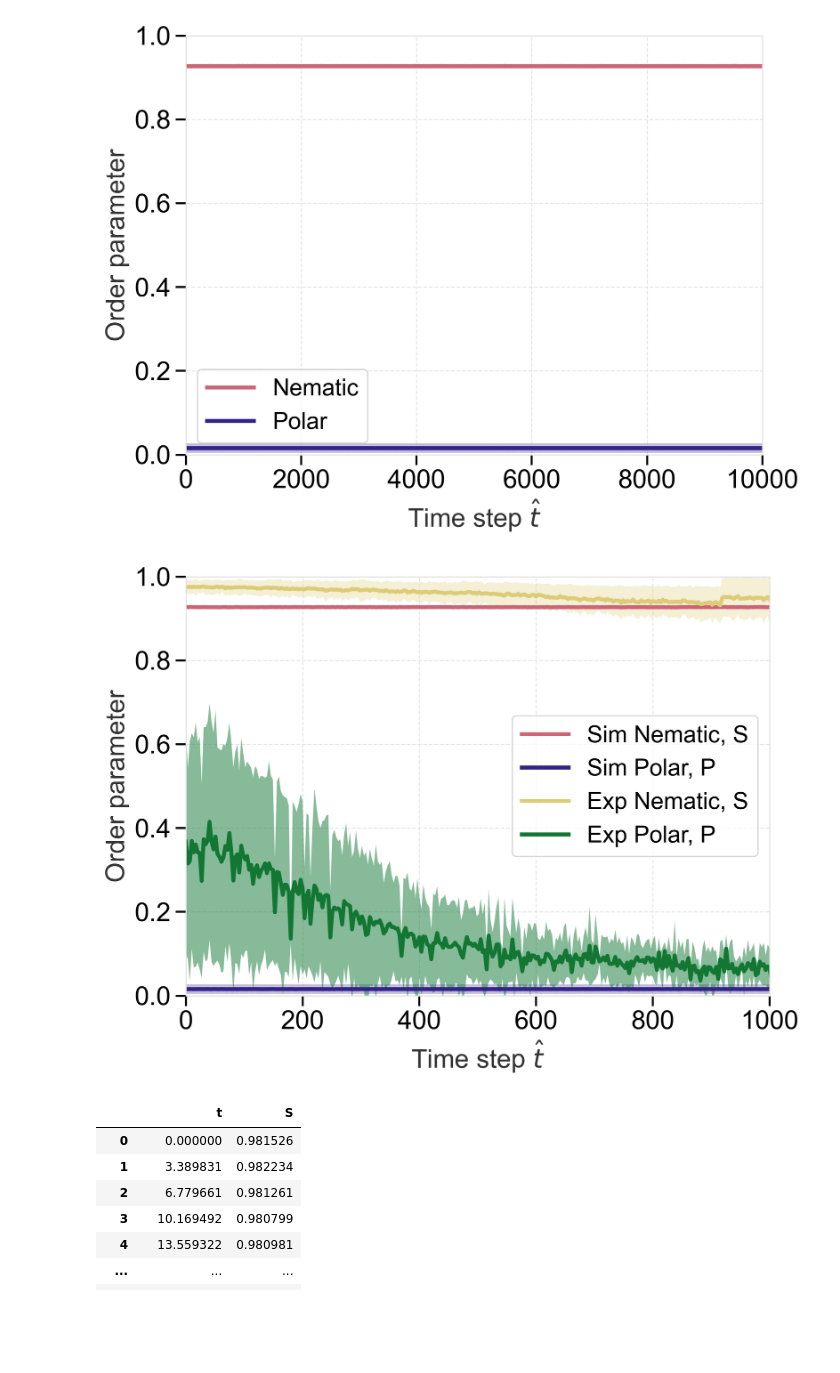
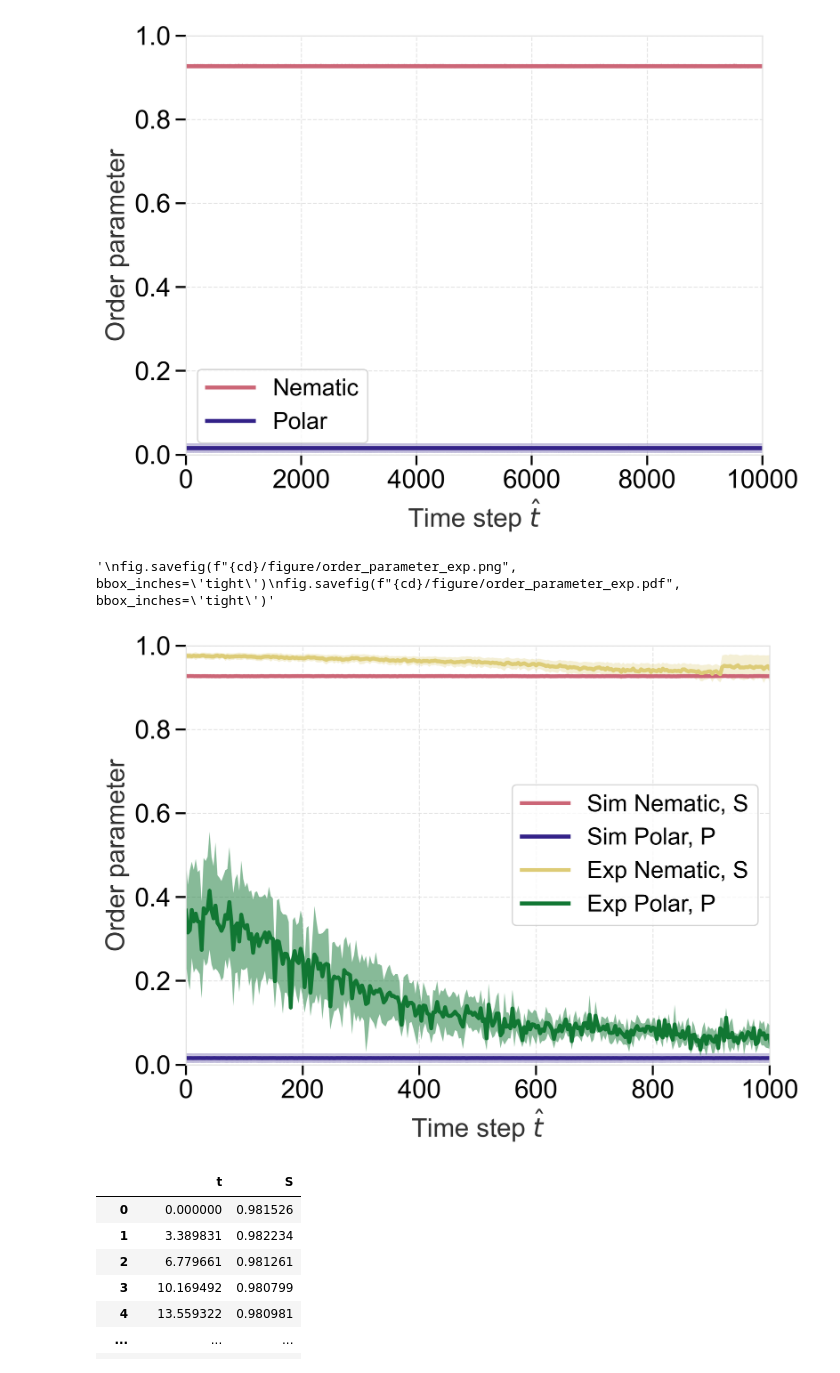
Before and after one commit to wppppupr/MTCargoSim, a Jupyter notebook: analysis/graph/order.ipynb, the cells around one changed output. Cells and saved outputs as stored; diff of their text form; code cells hidden in the pictures; blank space fills up the shorter version.

```diff
--- a/analysis/graph/order.ipynb
+++ b/analysis/graph/order.ipynb
@@ -93,38 +93,39 @@ for path in [path0, path1, path2, path3, path4]:
     GS_exp.extend(order_zarr[1,:])
 
     globalP = os.path.join(path, "MTs_red_polar.zarr")
     GP_array = zarr.open_array(globalP, mode='r')
     GP_all.extend(GP_array[:])
     GP_times.extend(np.arange(GP_array.shape[0]) * interval)
 
 GS_df = pd.DataFrame({'t': GS_t, 'S': GS_exp})
 exp_t = GS_df.groupby('t').mean().index
 exp_S = GS_df.groupby('t').mean()['S']
-exp_S_std = GS_df.groupby('t').std()['S']
+exp_S_std = GS_df.groupby('t').sem()['S']
 
 ax.plot(exp_t, exp_S, label='Exp Nematic, S')
 ax.fill_between(exp_t, exp_S - exp_S_std, exp_S + exp_S_std, alpha=0.3)
 
 
 GP_df = pd.DataFrame({
     't': GP_times,
     'P': GP_all
 })
 
 mean_GP = GP_df.groupby('t').mean().reset_index()
-std_GP = GP_df.groupby('t').std().reset_index()
+std_GP = GP_df.groupby('t').sem().reset_index()
 ax.plot(mean_GP['t']/tau, mean_GP['P'], label='Exp Polar, P')
 ax.fill_between(std_GP['t']/tau, mean_GP['P'] - std_GP['P'], mean_GP['P'] + std_GP['P'], alpha=0.5)
 
 ax.set(xlabel='Time step $\hat{t}$', ylabel='Order parameter', xlim = (0, 1e3), ylim = (0, 1))
 ax.legend()
 
 cd=os.getcwd()
-
+"""
 fig.savefig(f"{cd}/figure/order_parameter_exp.png", bbox_inches='tight')
-fig.savefig(f"{cd}/figure/order_parameter_exp.pdf", bbox_inches='tight')
+fig.savefig(f"{cd}/figure/order_parameter_exp.pdf", bbox_inches='tight')"""
 # %% [output]
+'\nfig.savefig(f"{cd}/figure/order_parameter_exp.png", bbox_inches=\'tight\')\nfig.savefig(f"{cd}/figure/order_parameter_exp.pdf", bbox_inches=\'tight\')'
-[figure, old version]
+[figure, new version]
 # %%
 OP_list = np.array([order_zarr[0,:]/tau, order_zarr[1,:]]).T
 # %%
```
Also changed, not shown: 1 other file.
